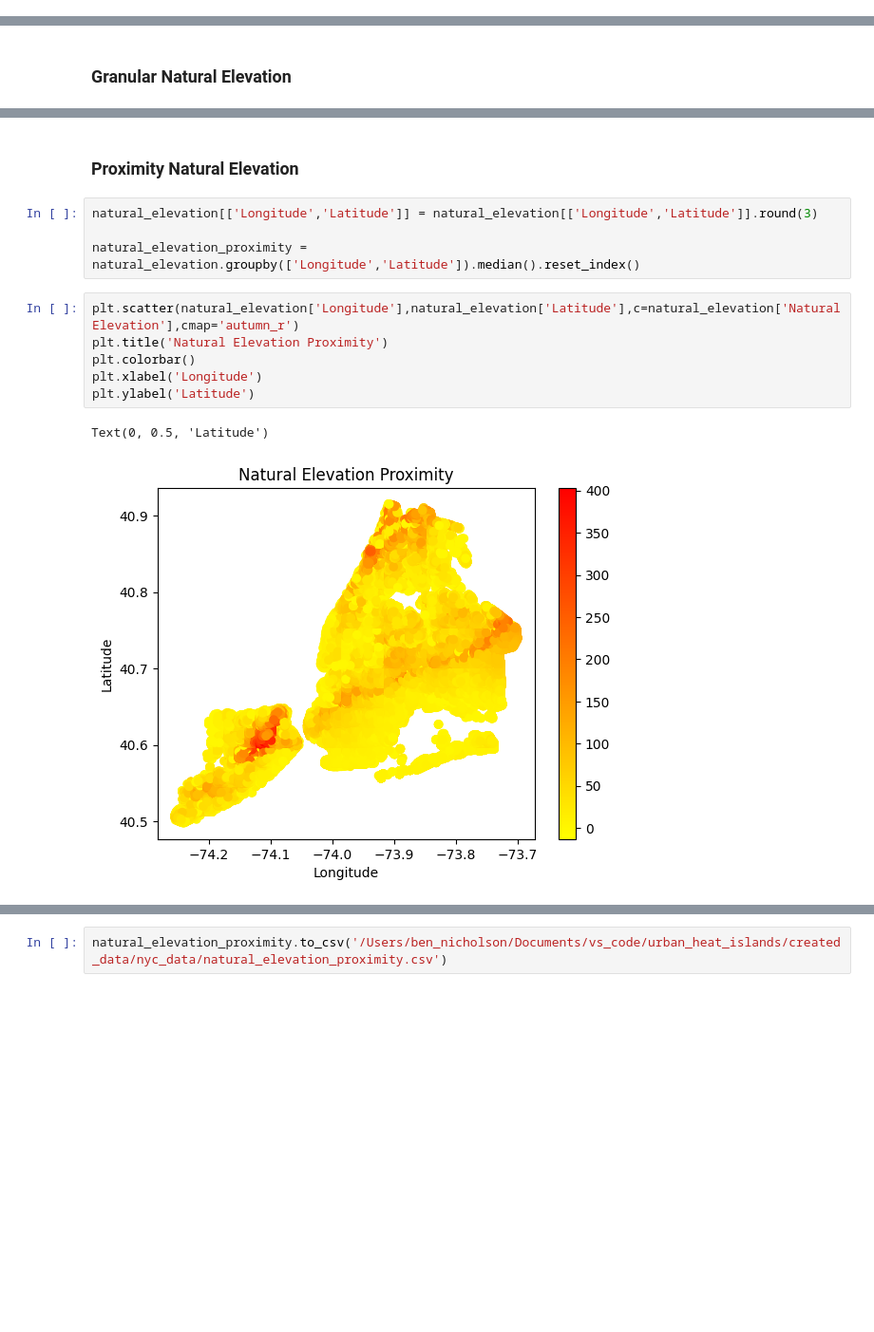
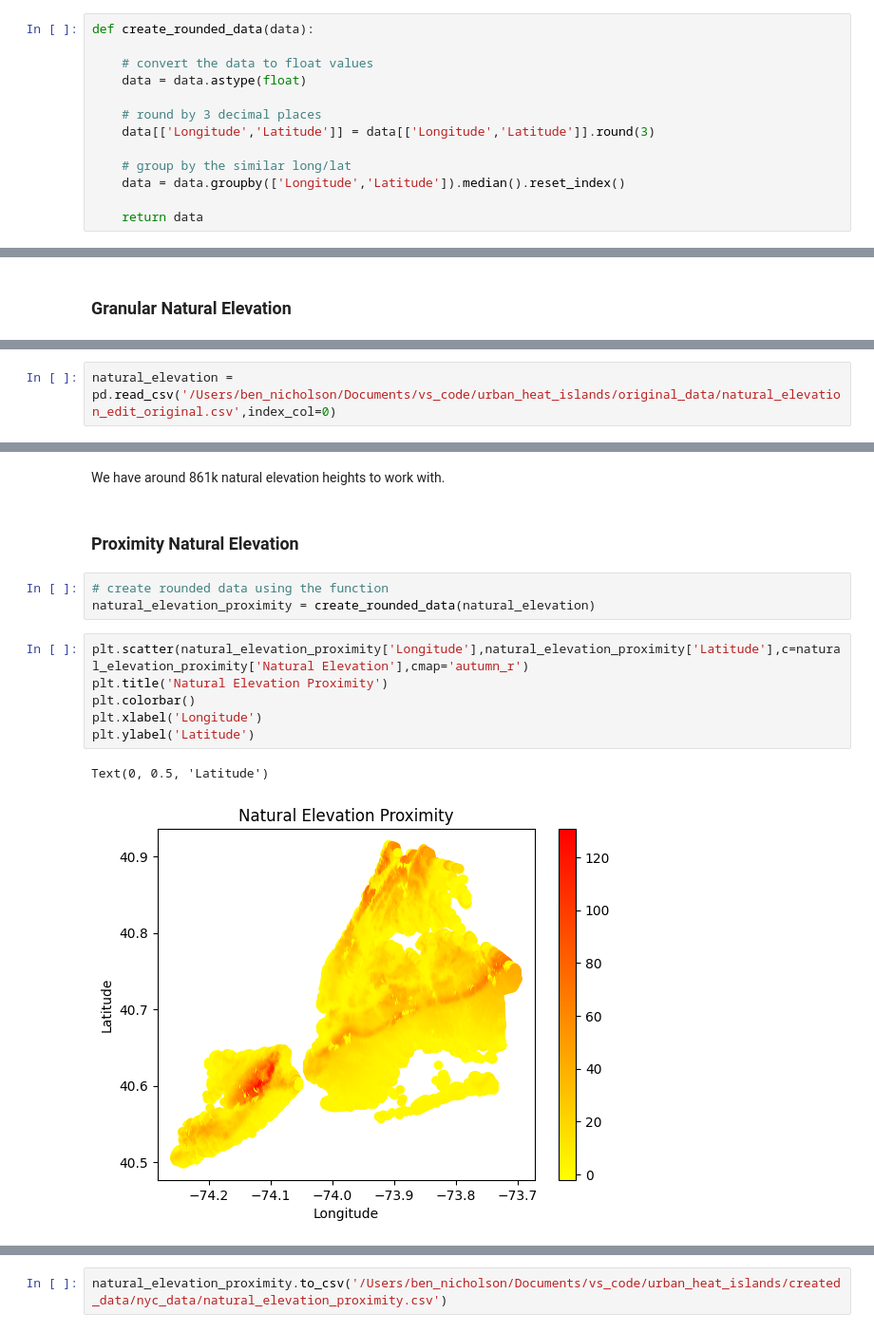
Before and after one commit to bennicholson2/Urban-Heat-Island-Prediction, a Jupyter notebook: code/nyc_notebook.ipynb, the cells around one changed output, grey strips where cells are left out. Shown at 95% size. Saved outputs shown, nothing was run; the diff lists cells and outputs as text; blank space fills up the shorter version.

```diff
--- a/code/nyc_notebook.ipynb
+++ b/code/nyc_notebook.ipynb
@@ -398,0 +425,13 @@ def add_nearest_data(uhi_data: pd.DataFrame, data_to_map: pd.DataFrame) -> pd.Da
+# %%
+def create_rounded_data(data):
+
+    # convert the data to float values
+    data = data.astype(float)
+
+    # round by 3 decimal places
+    data[['Longitude','Latitude']] = data[['Longitude','Latitude']].round(3)
+
+    # group by the similar long/lat
+    data = data.groupby(['Longitude','Latitude']).median().reset_index()
+
+    return data
@@ -528,0 +587,2 @@ natural_elevation.head()
+# %%
+natural_elevation = pd.read_csv('/Users/ben_nicholson/Documents/vs_code/urban_heat_islands/original_data/natural_elevation_edit_original.csv',index_col=0)
@@ -529,15 +600,16 @@ natural_elevation.head()
+# %% [markdown]
+We have around 861k natural elevation heights to work with.
 # %% [markdown]
 ### Proximity Natural Elevation
-# %%
-natural_elevation[['Longitude','Latitude']] = natural_elevation[['Longitude','Latitude']].round(3)
-
-natural_elevation_proximity = natural_elevation.groupby(['Longitude','Latitude']).median().reset_index()
+# %%
+# create rounded data using the function
+natural_elevation_proximity = create_rounded_data(natural_elevation)
 # %%
-plt.scatter(natural_elevation['Longitude'],natural_elevation['Latitude'],c=natural_elevation['Natural Elevation'],cmap='autumn_r')
+plt.scatter(natural_elevation_proximity['Longitude'],natural_elevation_proximity['Latitude'],c=natural_elevation_proximity['Natural Elevation'],cmap='autumn_r')
 plt.title('Natural Elevation Proximity')
 plt.colorbar()
 plt.xlabel('Longitude')
 plt.ylabel('Latitude')
 # %% [output]
 Text(0, 0.5, 'Latitude')
-[figure, old version]
+[figure, new version]
```
Also changed, not shown: parts of 106 cells of this notebook, 10 other files.
